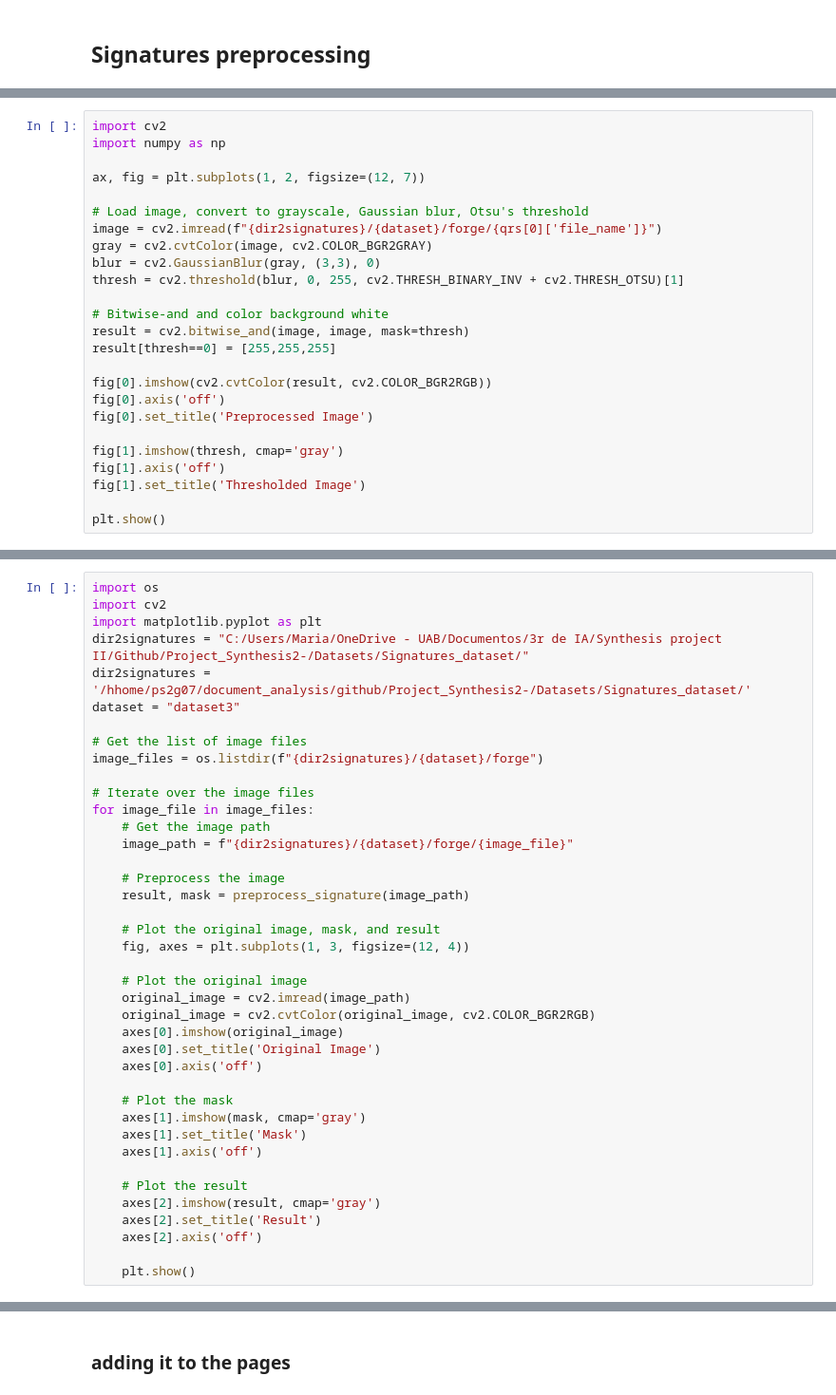
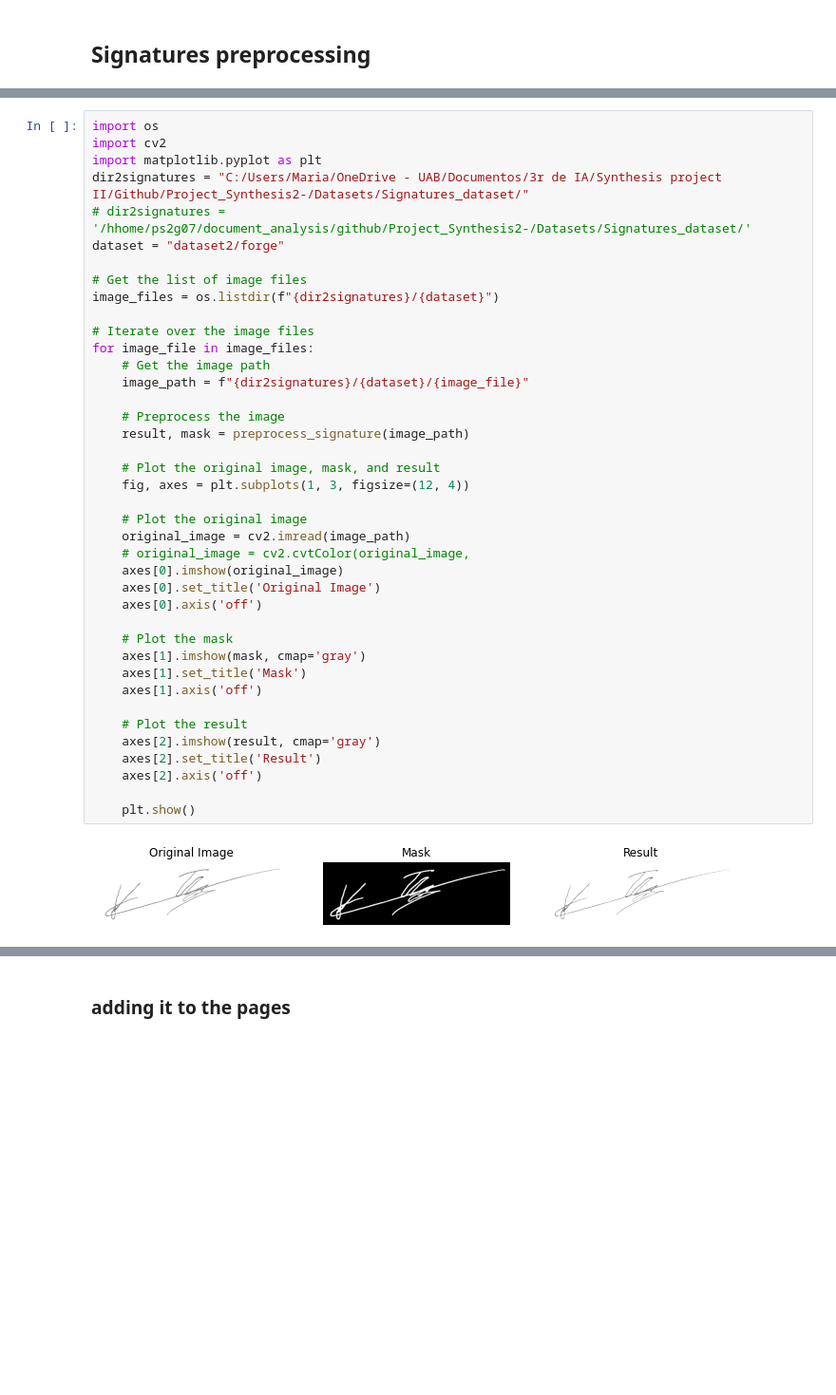
Before and after one commit to NilBiescas/Project_Synthesis2-, a Jupyter notebook: Code/Synthetic_DS/Creating_DS.ipynb, the cells around one changed output, grey strips where cells are left out. Shown at 95% size. Cells and saved outputs as stored; diff of their text form; blank space fills up the shorter version.

```diff
--- a/Code/Synthetic_DS/Creating_DS.ipynb
+++ b/Code/Synthetic_DS/Creating_DS.ipynb
@@ -67,28 +95,3 @@ plt.show()
-# %%
-import cv2
-import numpy as np
-
-ax, fig = plt.subplots(1, 2, figsize=(12, 7))
-
-# Load image, convert to grayscale, Gaussian blur, Otsu's threshold
-image = cv2.imread(f"{dir2signatures}/{dataset}/forge/{qrs[0]['file_name']}")
-gray = cv2.cvtColor(image, cv2.COLOR_BGR2GRAY)
-blur = cv2.GaussianBlur(gray, (3,3), 0)
-thresh = cv2.threshold(blur, 0, 255, cv2.THRESH_BINARY_INV + cv2.THRESH_OTSU)[1]
-
-# Bitwise-and and color background white
-result = cv2.bitwise_and(image, image, mask=thresh)
-result[thresh==0] = [255,255,255]
-
-fig[0].imshow(cv2.cvtColor(result, cv2.COLOR_BGR2RGB))
-fig[0].axis('off')
-fig[0].set_title('Preprocessed Image')
-
-fig[1].imshow(thresh, cmap='gray')
-fig[1].axis('off')
-fig[1].set_title('Thresholded Image')
-
-plt.show()
 # %%
 import cv2
 import numpy as np
@@ -113,38 +143,40 @@ import os
 import cv2
 import matplotlib.pyplot as plt
 dir2signatures = "C:/Users/Maria/OneDrive - UAB/Documentos/3r de IA/Synthesis project II/Github/Project_Synthesis2-/Datasets/Signatures_dataset/"
-dir2signatures = '/hhome/ps2g07/document_analysis/github/Project_Synthesis2-/Datasets/Signatures_dataset/'
-dataset = "dataset3"
+# dir2signatures = '/hhome/ps2g07/document_analysis/github/Project_Synthesis2-/Datasets/Signatures_dataset/'
+dataset = "dataset2/forge"
 
 # Get the list of image files
-image_files = os.listdir(f"{dir2signatures}/{dataset}/forge")
+image_files = os.listdir(f"{dir2signatures}/{dataset}")
 
 # Iterate over the image files
 for image_file in image_files:
     # Get the image path
-    image_path = f"{dir2signatures}/{dataset}/forge/{image_file}"
+    image_path = f"{dir2signatures}/{dataset}/{image_file}"
 
     # Preprocess the image
     result, mask = preprocess_signature(image_path)
 
     # Plot the original image, mask, and result
     fig, axes = plt.subplots(1, 3, figsize=(12, 4))
 
     # Plot the original image
     original_image = cv2.imread(image_path)
-    original_image = cv2.cvtColor(original_image, cv2.COLOR_BGR2RGB)
+    # original_image = cv2.cvtColor(original_image,
     axes[0].imshow(original_image)
     axes[0].set_title('Original Image')
     axes[0].axis('off')
 
     # Plot the mask
     axes[1].imshow(mask, cmap='gray')
     axes[1].set_title('Mask')
     axes[1].axis('off')
 
     # Plot the result
     axes[2].imshow(result, cmap='gray')
     axes[2].set_title('Result')
     axes[2].axis('off')
 
     plt.show()
+# %% [output]
+[figure, added]
```
Also changed, not shown: parts of 16 cells of this notebook, 2 other files.
